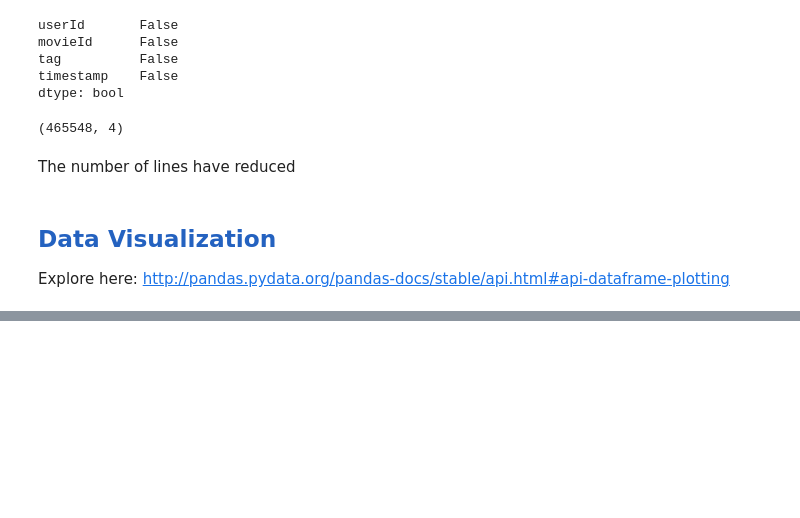
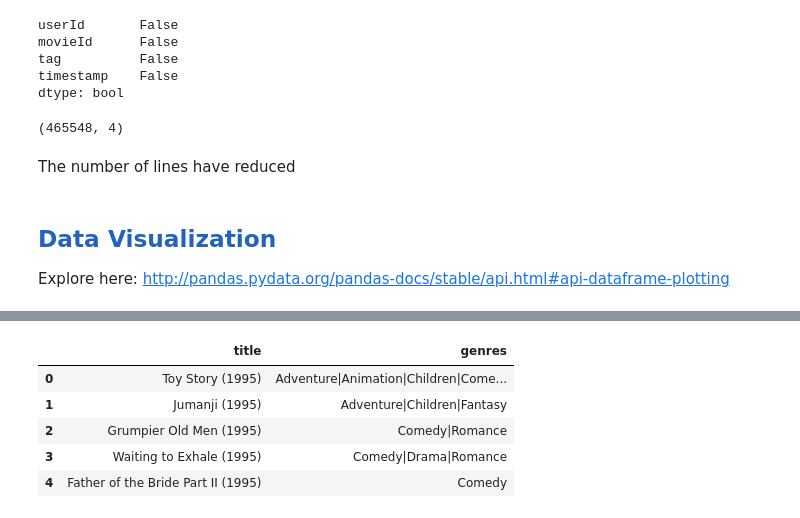
Before and after one commit to matheus-asilva/Data-Science-Micromasters, a Jupyter notebook: Python for Data Science/Week 4 - Pandas/Introduction to Pandas.ipynb, the cells around one changed output, grey strips where cells are left out. Drawn from its saved outputs; the diff is of its cells as text; code cells hidden in the pictures; blank space fills up the shorter version.

```diff
--- a/Python for Data Science/Week 4 - Pandas/Introduction to Pandas.ipynb
+++ b/Python for Data Science/Week 4 - Pandas/Introduction to Pandas.ipynb
@@ -537,0 +566,9 @@ Explore here: http://pandas.pydata.org/pandas-docs/stable/api.html#api-dataframe
+# %%
+movies[['title','genres']].head()
+# %% [output]
+|  | title | genres |
+| 0 | Toy Story (1995) | Adventure|Animation|Children|Come... |
+| 1 | Jumanji (1995) | Adventure|Children|Fantasy |
+| 2 | Grumpier Old Men (1995) | Comedy|Romance |
+| 3 | Waiting to Exhale (1995) | Comedy|Drama|Romance |
+| 4 | Father of the Bride Part II (1995) | Comedy |
```
Also changed, not shown: parts of 10 cells of this notebook.
